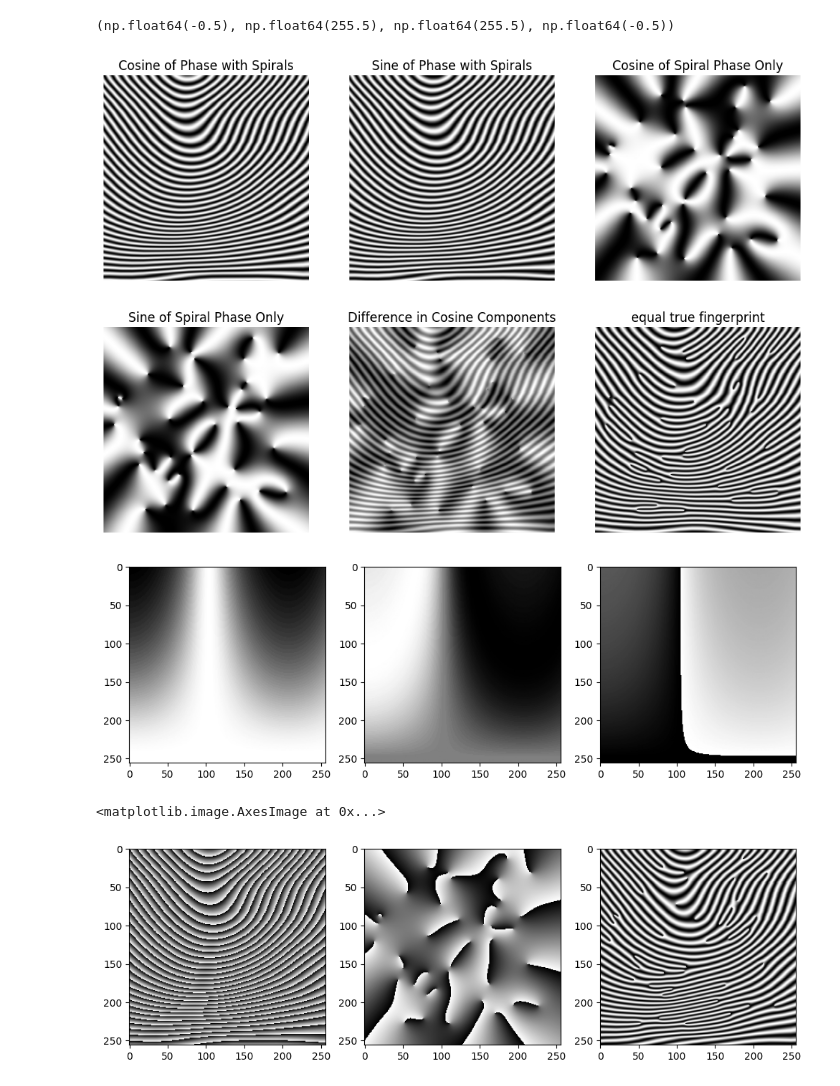
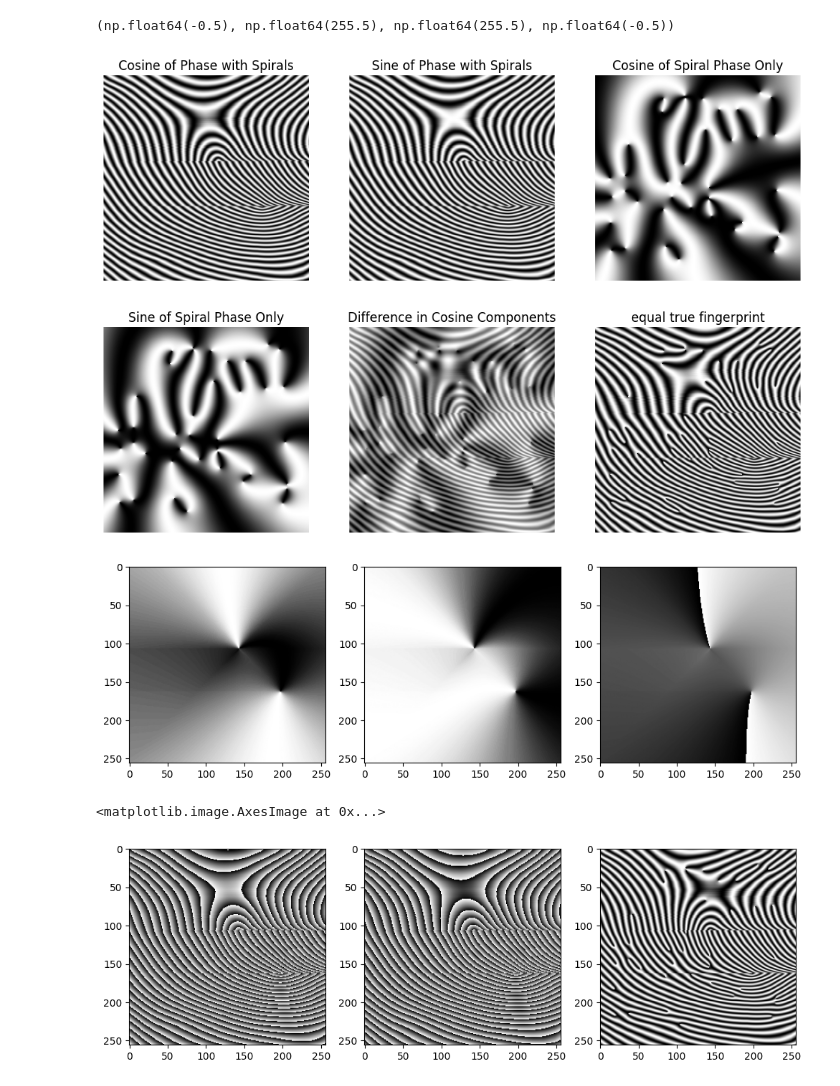
Before and after one commit to therealozp/fingerprint-generator, a Jupyter notebook: omap_to_phase.ipynb, the cells around one changed output. Saved outputs shown, nothing was run; the diff lists cells and outputs as text; code cells hidden in the pictures.

```diff
--- a/omap_to_phase.ipynb
+++ b/omap_to_phase.ipynb
@@ -4,7 +4,7 @@ from utils.generation import *
 from utils.filters import *
 from utils.density_map import *
 # %%
-singularity_type = 1
+singularity_type = 4
 width = 256
 height = 256
 
@@ -132,12 +133,15 @@ def reconstruct_continuous_phase(unwrapped_orientation, mask, block_size=8, f=0.
     magnitude = 2 * np.pi * f
 
     # The orientation is shifted by pi/2 to be normal to the ridges
-    complex_orientation = np.exp(1j * (unwrapped_orientation + np.pi/2))
-    G_complex = magnitude * complex_orientation
+    # complex_orientation = np.exp(1j * (unwrapped_orientation + np.pi/2))
+    # G_complex = magnitude * complex_orientation
 
-    # [cite_start]Extract relative real (x) and imaginary (y) components [cite: 18]
-    G_cx = np.real(G_complex)
-    G_cy = np.imag(G_complex)
+    # # [cite_start]Extract relative real (x) and imaginary (y) components [cite: 18]
+    # G_cx = np.real(G_complex)
+    # G_cy = np.imag(G_complex)
+
+    G_cx = magnitude * np.cos(unwrapped_orientation + np.pi/2)
+    G_cy = magnitude * np.sin(unwrapped_orientation + np.pi/2)
 
     # 2. Initialize Phase Offset P (Eq 14)
     rows, cols = unwrapped_orientation.shape
@@ -365,7 +369,7 @@ plt.title("equal true fingerprint")
 plt.axis("off")
 # %% [output]
 (np.float64(-0.5), np.float64(255.5), np.float64(255.5), np.float64(-0.5))
-[figure, old version]
+[figure, new version]
 # %%
 plt.figure(figsize=(12, 4))
 plt.subplot(1, 3, 1)
@@ -378,20 +382,20 @@ plt.subplot(1, 3, 3)
 plt.imshow(orientation_map, cmap="gray")
 plt.show()
 # %% [output]
-[figure, old version]
+[figure, new version]
 # %%
 reconstructed_phase = np.atan2(sin_phi, cos_phi)
 reconstructed_spiral = np.atan2(sin_spiral, cos_spiral)
 
 plt.figure(figsize=(12, 4))
 plt.subplot(1, 3, 1)
 plt.imshow(reconstructed_phase, cmap="gray")
 
 plt.subplot(1, 3, 2)
-plt.imshow(reconstructed_spiral, cmap="gray")
+plt.imshow(np.mod(phase, 2 * np.pi), cmap="gray")
 
 plt.subplot(1, 3, 3)
 plt.imshow(np.cos(reconstructed_phase - reconstructed_spiral), cmap="gray")
 # %% [output]
 <matplotlib.image.AxesImage at 0x...>
-[figure, old version]
+[figure, new version]
```
Also changed, not shown: parts of 5 cells of this notebook, 7 other files.
